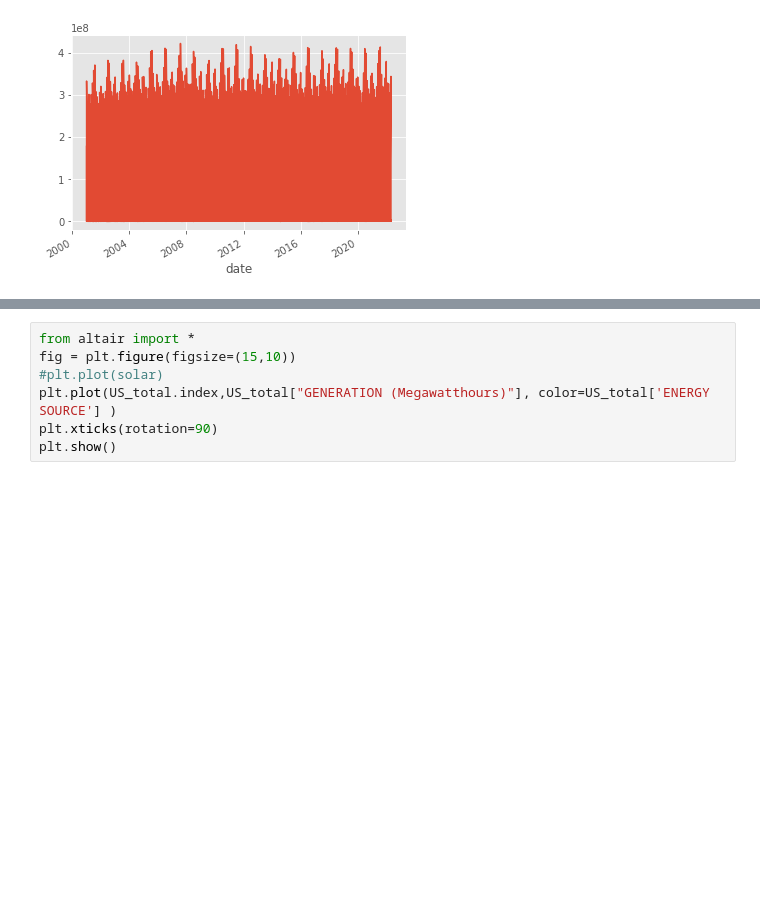
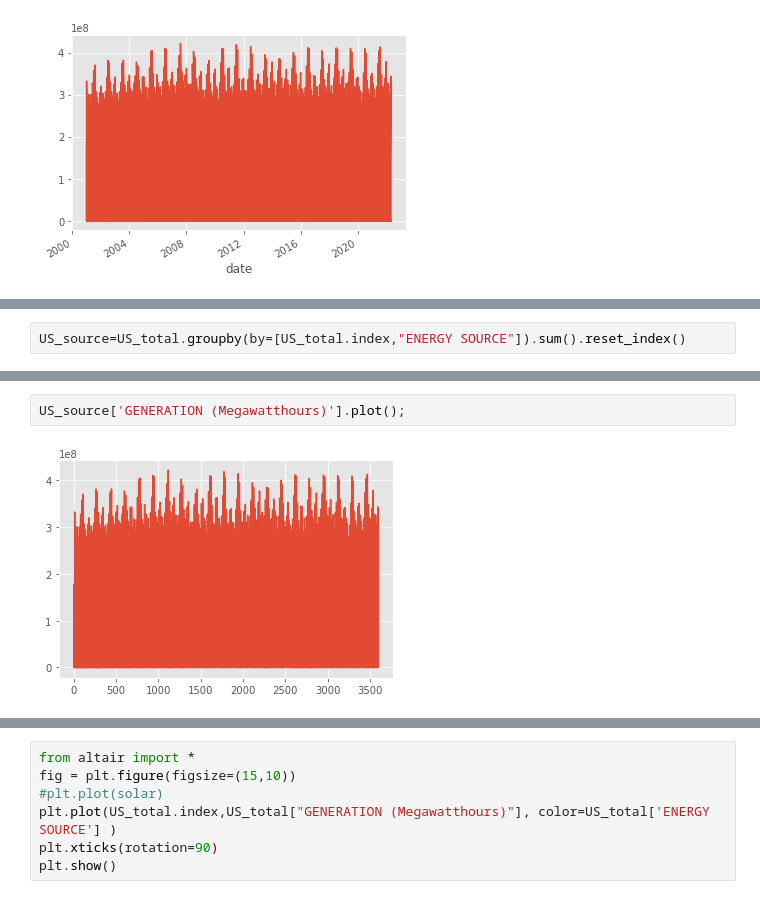
Before and after one commit to MNLKuzmin/USEnergy_Generation, a Jupyter notebook: TimeseriesNotebook.ipynb, the cells around one changed output, grey strips where cells are left out. Cells and saved outputs as stored; diff of their text form; blank space fills up the shorter version.

```diff
--- a/TimeseriesNotebook.ipynb
+++ b/TimeseriesNotebook.ipynb
@@ -301,0 +321,2 @@ US_total['GENERATION (Megawatthours)'].plot();
+# %%
+US_source=US_total.groupby(by=[US_total.index,"ENERGY SOURCE"]).sum().reset_index()
@@ -301,0 +339,4 @@ US_total['GENERATION (Megawatthours)'].plot();
+# %%
+US_source['GENERATION (Megawatthours)'].plot();
+# %% [output]
+[figure, added]
```
Also changed, not shown: parts of 33 cells of this notebook.
